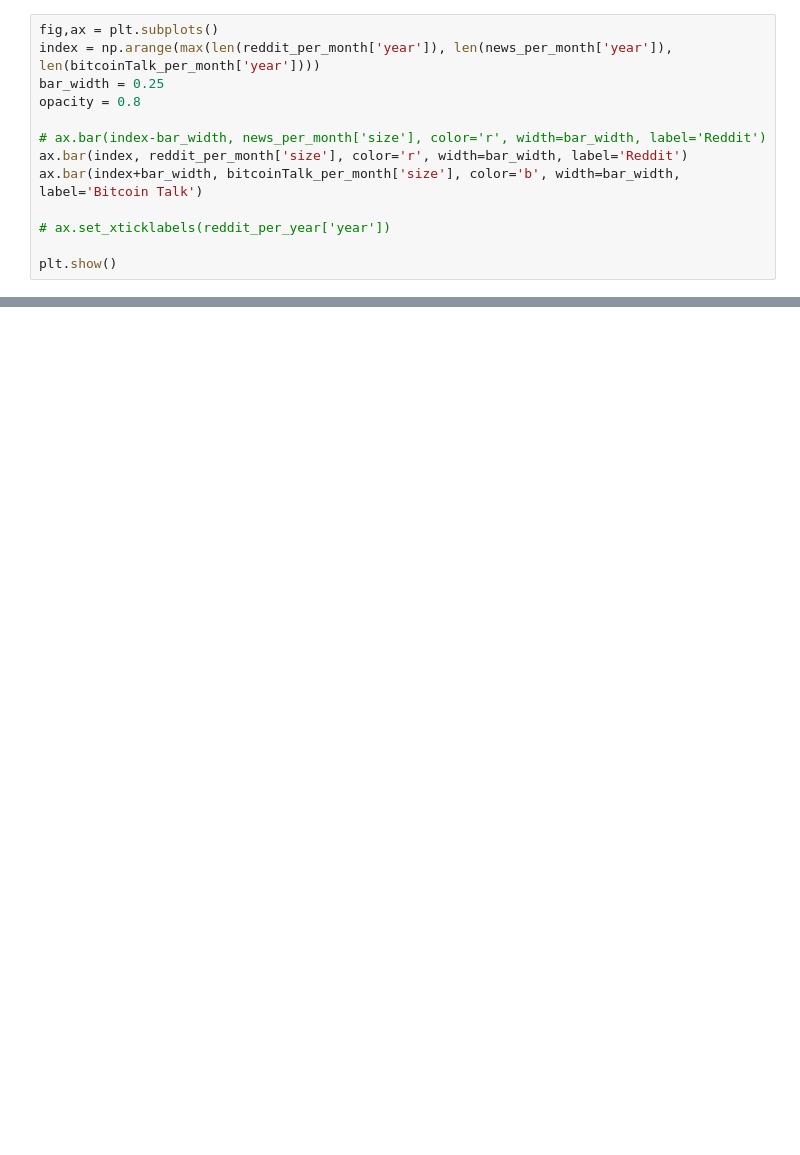
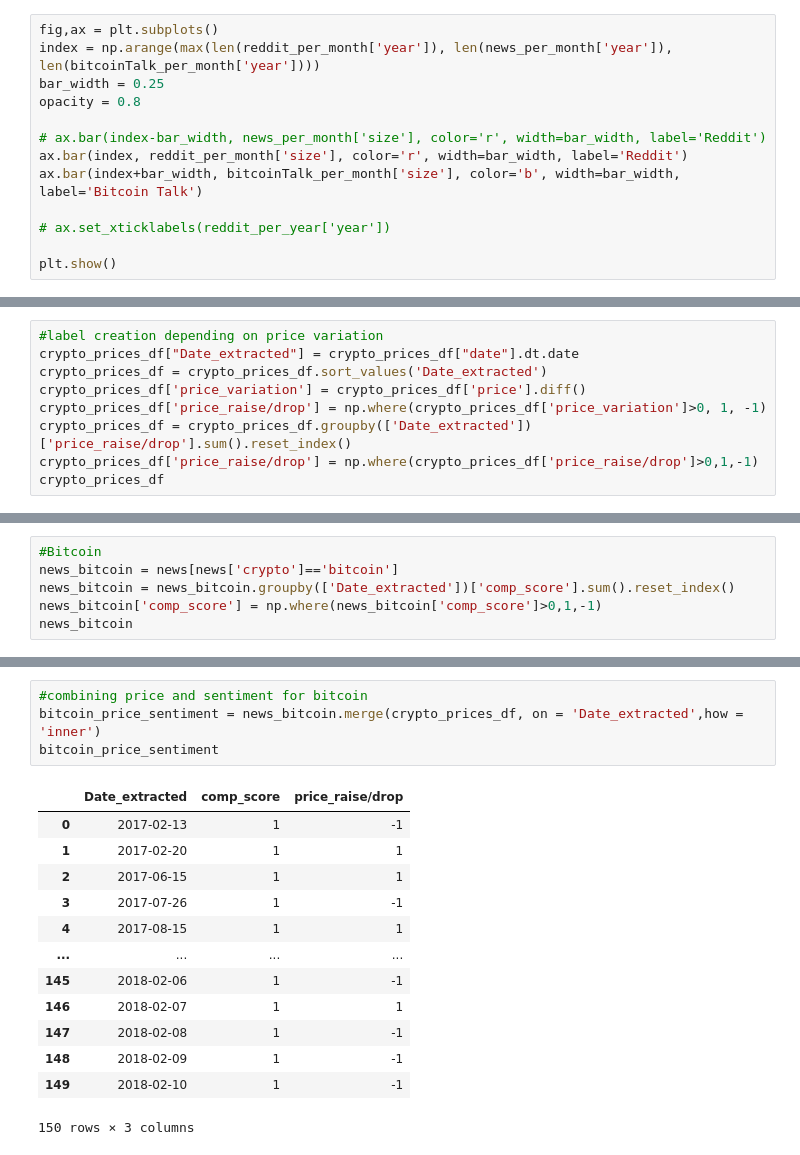
Before and after one commit to uic-cs418/cs418-spring22-sixth-sense, a Jupyter notebook: CS418_Sixth_Sense.ipynb, the cells around one changed output, grey strips where cells are left out. Saved outputs shown, nothing was run; the diff lists cells and outputs as text; blank space fills up the shorter version.

```diff
--- a/CS418_Sixth_Sense.ipynb
+++ b/CS418_Sixth_Sense.ipynb
@@ -216,0 +276,9 @@ plt.show()
+# %%
+#label creation depending on price variation
+crypto_prices_df["Date_extracted"] = crypto_prices_df["date"].dt.date
+crypto_prices_df = crypto_prices_df.sort_values('Date_extracted')
+crypto_prices_df['price_variation'] = crypto_prices_df['price'].diff()
+crypto_prices_df['price_raise/drop'] = np.where(crypto_prices_df['price_variation']>0, 1, -1)
+crypto_prices_df = crypto_prices_df.groupby(['Date_extracted'])['price_raise/drop'].sum().reset_index()
+crypto_prices_df['price_raise/drop'] = np.where(crypto_prices_df['price_raise/drop']>0,1,-1)
+crypto_prices_df
@@ -216,0 +299,6 @@ plt.show()
+# %%
+#Bitcoin
+news_bitcoin = news[news['crypto']=='bitcoin']
+news_bitcoin = news_bitcoin.groupby(['Date_extracted'])['comp_score'].sum().reset_index()
+news_bitcoin['comp_score'] = np.where(news_bitcoin['comp_score']>0,1,-1)
+news_bitcoin
@@ -216,0 +319,18 @@ plt.show()
+# %%
+#combining price and sentiment for bitcoin
+bitcoin_price_sentiment = news_bitcoin.merge(crypto_prices_df, on = 'Date_extracted',how = 'inner')
+bitcoin_price_sentiment
+# %% [output]
+|  | Date_extracted | comp_score | price_raise/drop |
+| 0 | 2017-02-13 | 1 | -1 |
+| 1 | 2017-02-20 | 1 | 1 |
+| 2 | 2017-06-15 | 1 | 1 |
+| 3 | 2017-07-26 | 1 | -1 |
+| 4 | 2017-08-15 | 1 | 1 |
+| ... | ... | ... | ... |
+| 145 | 2018-02-06 | 1 | -1 |
+| 146 | 2018-02-07 | 1 | 1 |
+| 147 | 2018-02-08 | 1 | -1 |
+| 148 | 2018-02-09 | 1 | -1 |
+| 149 | 2018-02-10 | 1 | -1 |
+150 rows × 3 columns
```
Also changed, not shown: parts of 14 cells of this notebook.
